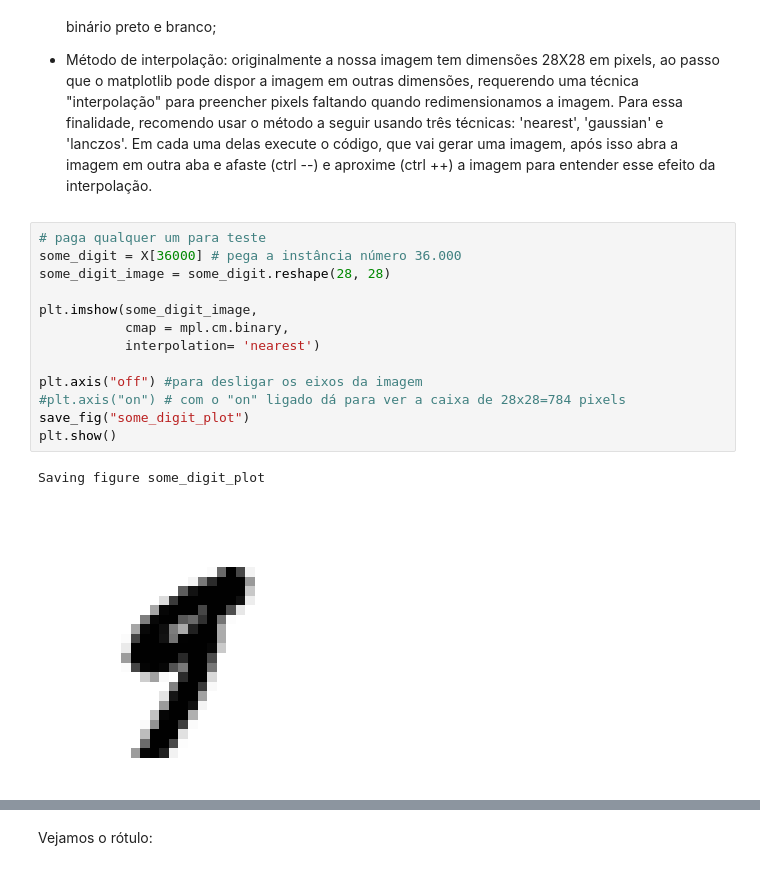
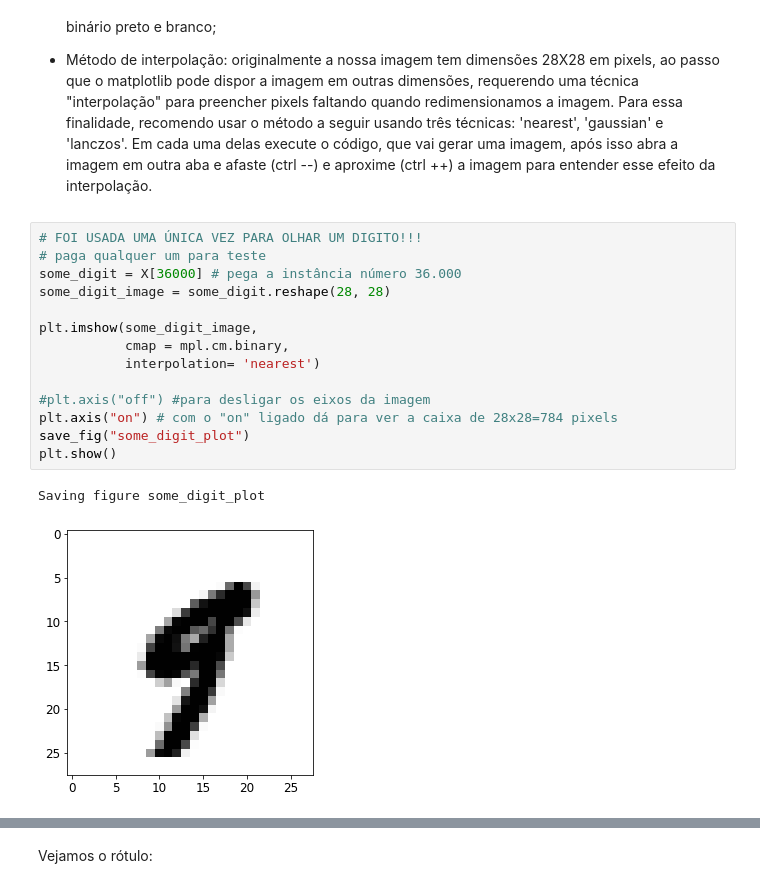
Before and after one commit to alexandretencaten/ML_MNIST, a Jupyter notebook: MNIST_classification_TENCATEN_II.ipynb, the cells around one changed output, grey strips where cells are left out. Drawn from its saved outputs; the diff is of its cells as text.

```diff
--- a/MNIST_classification_TENCATEN_II.ipynb
+++ b/MNIST_classification_TENCATEN_II.ipynb
@@ -132,18 +192,19 @@ A seguir, chamamos o "plt" do matplotlib, colocando como argumento três paramê
 
 - Método de interpolação: originalmente a nossa imagem tem dimensões 28X28 em pixels, ao passo que o matplotlib pode dispor a imagem em outras dimensões, requerendo uma técnica "interpolação" para preencher pixels faltando quando redimensionamos a imagem. Para essa finalidade, recomendo usar o método a seguir usando três técnicas: 'nearest', 'gaussian' e 'lanczos'. Em cada uma delas execute o código, que vai gerar uma imagem, após isso abra a imagem em outra aba e afaste (ctrl --) e aproxime (ctrl ++) a imagem para entender esse efeito da interpolação.
 # %%
+# FOI USADA UMA ÚNICA VEZ PARA OLHAR UM DIGITO!!!
 # paga qualquer um para teste
 some_digit = X[36000] # pega a instância número 36.000
 some_digit_image = some_digit.reshape(28, 28)
 
 plt.imshow(some_digit_image,
            cmap = mpl.cm.binary,
            interpolation= 'nearest')
 
-plt.axis("off") #para desligar os eixos da imagem
-#plt.axis("on") # com o "on" ligado dá para ver a caixa de 28x28=784 pixels
+#plt.axis("off") #para desligar os eixos da imagem
+plt.axis("on") # com o "on" ligado dá para ver a caixa de 28x28=784 pixels
 save_fig("some_digit_plot")
 plt.show()
 # %% [output]
 Saving figure some_digit_plot
-[figure, old version]
+[figure, new version]
```
Also changed, not shown: parts of 22 cells of this notebook.
